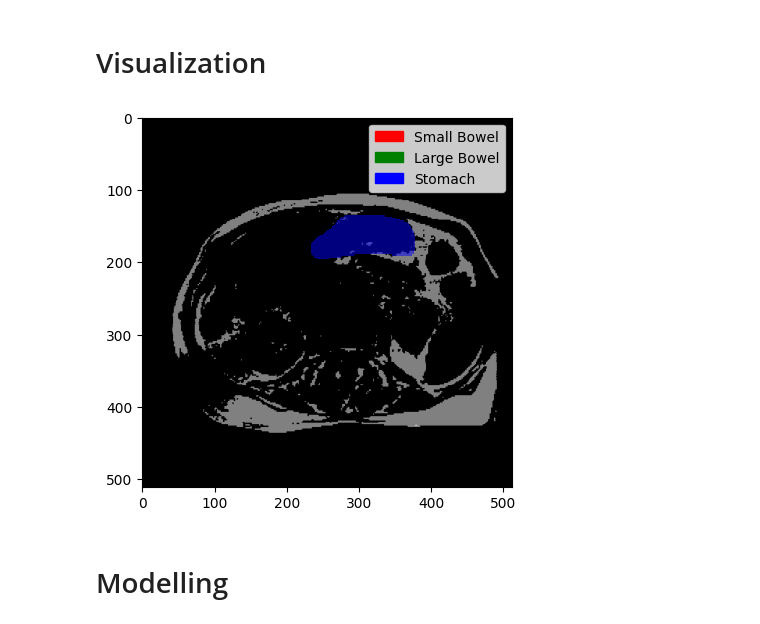
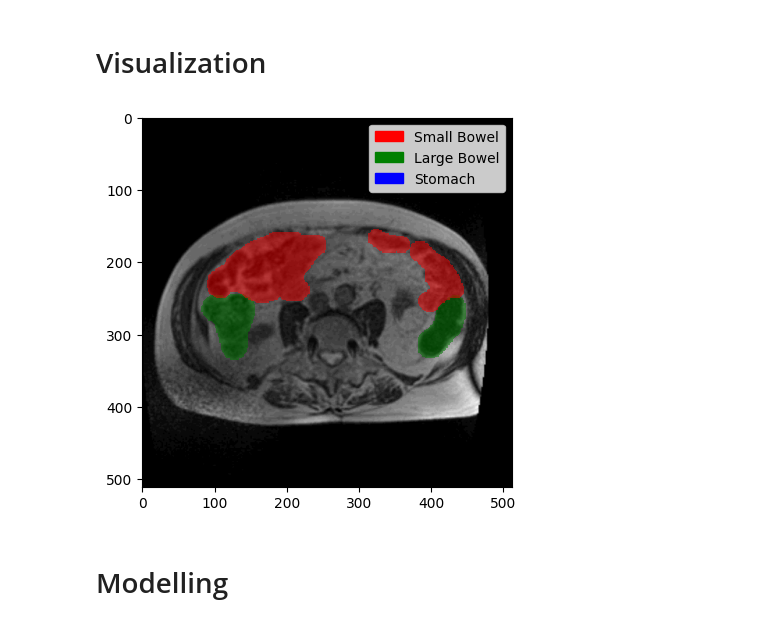
Before and after one commit to zikaiyan/Computer-Aided-Diagnosis-GI-Tract-Image-Segmentation, a Jupyter notebook: notebooks/maskrcnn.ipynb, the cells around one changed output. Cells and saved outputs as stored; diff of their text form; code cells hidden in the pictures.

```diff
--- a/notebooks/maskrcnn.ipynb
+++ b/notebooks/maskrcnn.ipynb
@@ -124,5 +124,8 @@ BOX_DETECTIONS_PER_IMG = 100
 # %%
 # load raw train data
 raw_train_data = pd.read_csv('datasets/train.csv')
+raw_train_data['case'] = raw_train_data['id'].apply(lambda x: x.split('_')[0])
+raw_train_data['day'] = raw_train_data['id'].apply(lambda x: x.split('_')[1])
+raw_train_data['slice'] = raw_train_data['id'].apply(lambda x: x.split('_')[2] + '_' + x.split('_')[3])
 raw_train_data.head()
 # %% [output]
@@ -135 +138,18 @@ raw_train_data.head()
+# %%
+# Create train/val/test split based on slice
+temp = raw_train_data.groupby(['id','class']).agg({'segmentation':'count'}).reset_index().pivot_table(index = 'id', columns = 'class', values = 'segmentation').reset_index()
+temp['all 3 organs'] = temp[['large_bowel','small_bowel','stomach']].sum(axis = 1)
+
+df_images_train, df_images_temp = train_test_split(temp, stratify=temp['all 3 organs'],
+                                                  test_size=0.35,
+                                                  random_state=SEED)
+
+df_images_val, df_images_test = train_test_split(df_images_temp, stratify=df_images_temp['all 3 organs'],
+                                                  test_size=0.5714,
+                                                  random_state=SEED) # test_size ~ 57.14% of 35%
+
+
+df_train = raw_train_data[(raw_train_data['id'].isin(df_images_train['id'])) & (raw_train_data['segmentation'].notna())]
+df_val = raw_train_data[(raw_train_data['id'].isin(df_images_val['id'])) & (raw_train_data['segmentation'].notna())]
+df_test = raw_train_data[(raw_train_data['id'].isin(df_images_test['id'])) & (raw_train_data['segmentation'].notna())]
 # %%
@@ -150,15 +172,0 @@ sd.processed_df.head()
-# %%
-# Train Val Test Split
-df = sd.processed_df
-
-random.seed(42)
-
-# train - 65, val - 15, test - 20
-
-df_train, df_temp = train_test_split(df, test_size=0.35, random_state=42)
-# Split the temporary dataset into validation and test sets
-df_val, df_test = train_test_split(df_temp, test_size=0.5714, random_state=42)  # test_size ~ 57.14% of 35%
-
-df_train = df_train.reset_index(drop=True)
-df_val = df_val.reset_index(drop=True)
-df_test = df_test.reset_index(drop=True)
@@ -715,10 +660,10 @@ def plot_image(image, target=None):
 # %%
-idx = 9 # Change index to see different slice
-image = ds_test[idx][0]
-target = ds_test[idx][1]
+idx =100 # Change index to see different slice
+image = ds_train[idx][0]
+target = ds_train[idx][1]
 plot_image(image, target)
 # %% [output]
-[figure, old version]
+[figure, new version]
 # %%
 # # Define a function to plot images and their corresponding masks
 # def plot_images_and_masks(sample_id):
```
Also changed, not shown: parts of 21 cells of this notebook, 2 other files.
